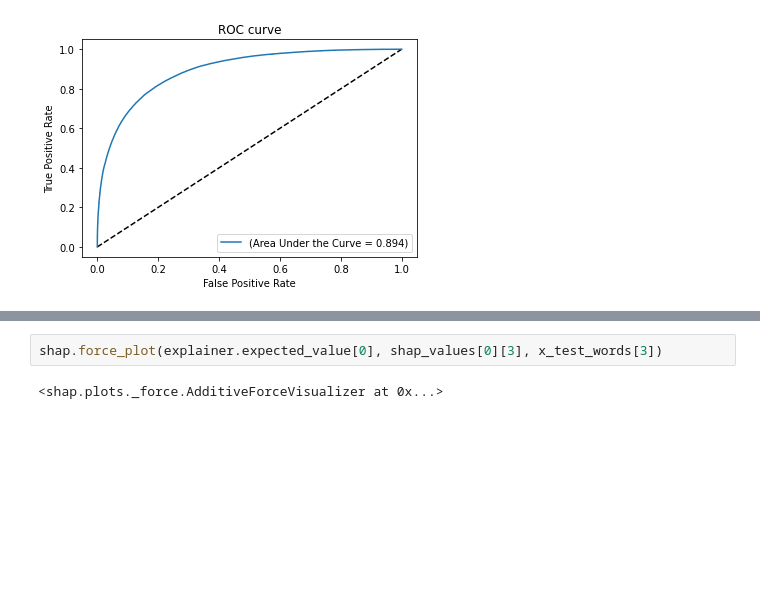
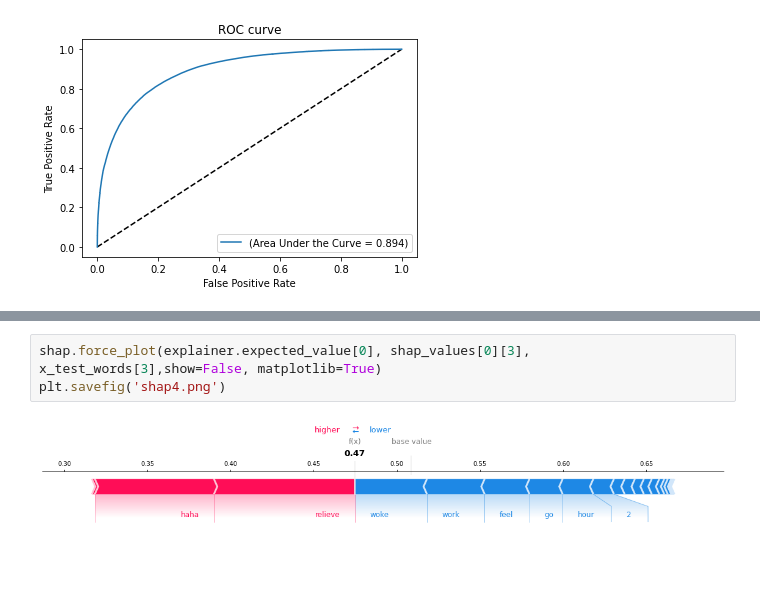
Before and after one commit to AIoT-Lab-ZU/Binary-SA, a Jupyter notebook: LSTM.ipynb, the cells around one changed output, grey strips where cells are left out. Drawn from its saved outputs; the diff is of its cells as text; blank space fills up the shorter version.

```diff
--- a/LSTM.ipynb
+++ b/LSTM.ipynb
@@ -544,7 +550,8 @@ shap.force_plot(explainer.expected_value[0], shap_values[0][1], x_test_words[1])
 # %%
-shap.force_plot(explainer.expected_value[0], shap_values[0][3], x_test_words[3])
+shap.force_plot(explainer.expected_value[0], shap_values[0][3], x_test_words[3],show=False, matplotlib=True)
+plt.savefig('shap4.png')
 # %% [output]
-<shap.plots._force.AdditiveForceVisualizer at 0x...>
+[figure, added]
 # %%
 explainer2 = shap.DeepExplainer(model, X_train[:100])
 
```
Also changed, not shown: parts of 5 cells of this notebook, 2 other files.
